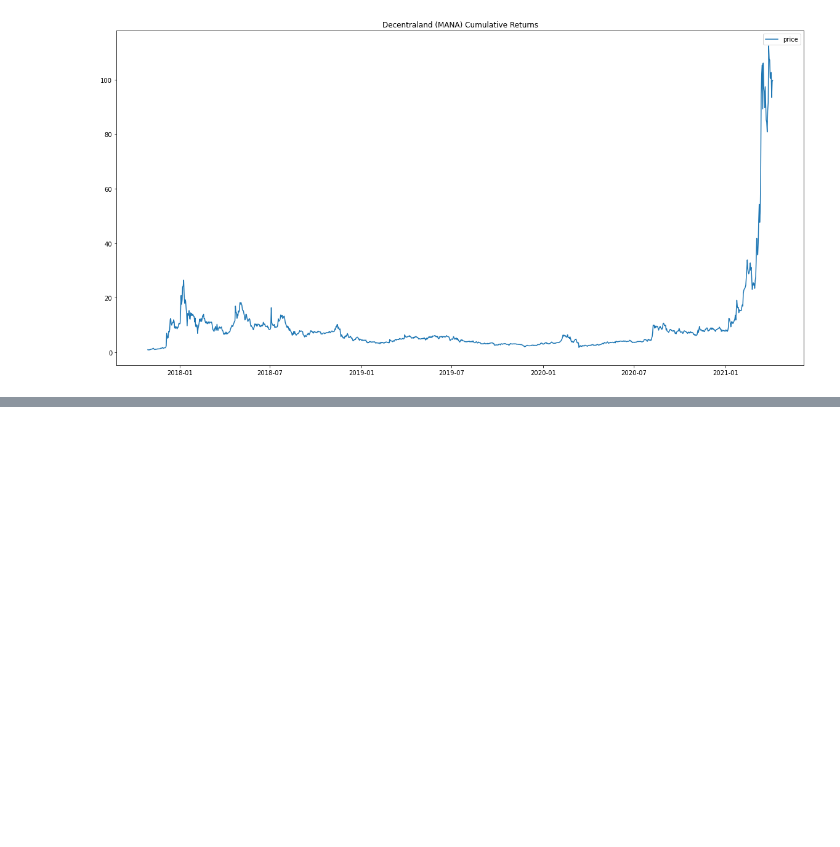
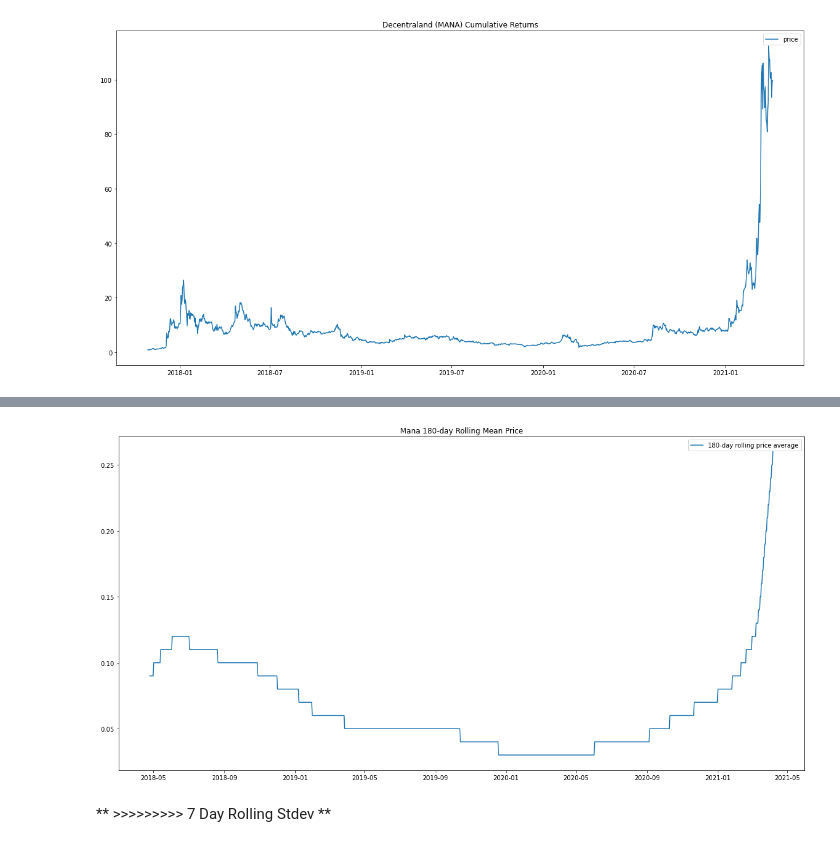
Before and after one commit to Hash3rown/nfty_tree.io, a Jupyter notebook: sandbox/kelso_mana_analysis.ipynb, the cells around one changed output, grey strips where cells are left out. Cells and saved outputs as stored; diff of their text form; code cells hidden in the pictures; blank space fills up the shorter version.

```diff
--- a/sandbox/kelso_mana_analysis.ipynb
+++ b/sandbox/kelso_mana_analysis.ipynb
@@ -94,0 +138,6 @@ mana_cumulative_returns.plot(figsize=[20,10], title="Decentraland (MANA) Cumulat
+# %%
+mana_180d_rolling_mean_price.plot(title="Mana 180-day Rolling Mean Price", figsize=[20, 10]);
+# %% [output]
+[figure, added]
+# %% [markdown]
+** >>>>>>>>> 7 Day Rolling Stdev **
```
Also changed, not shown: parts of 19 cells of this notebook.
